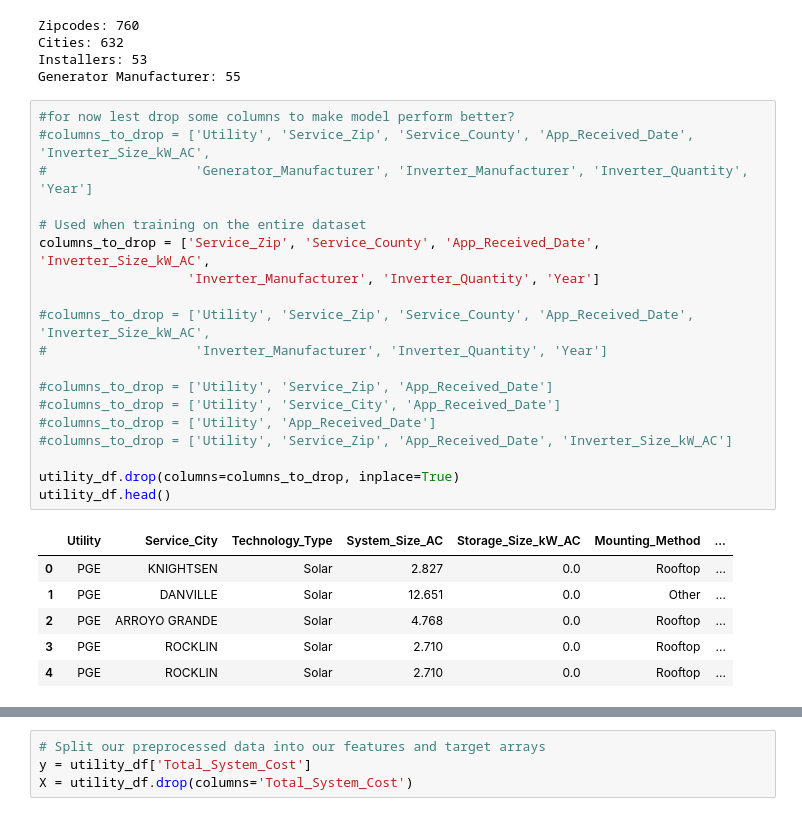
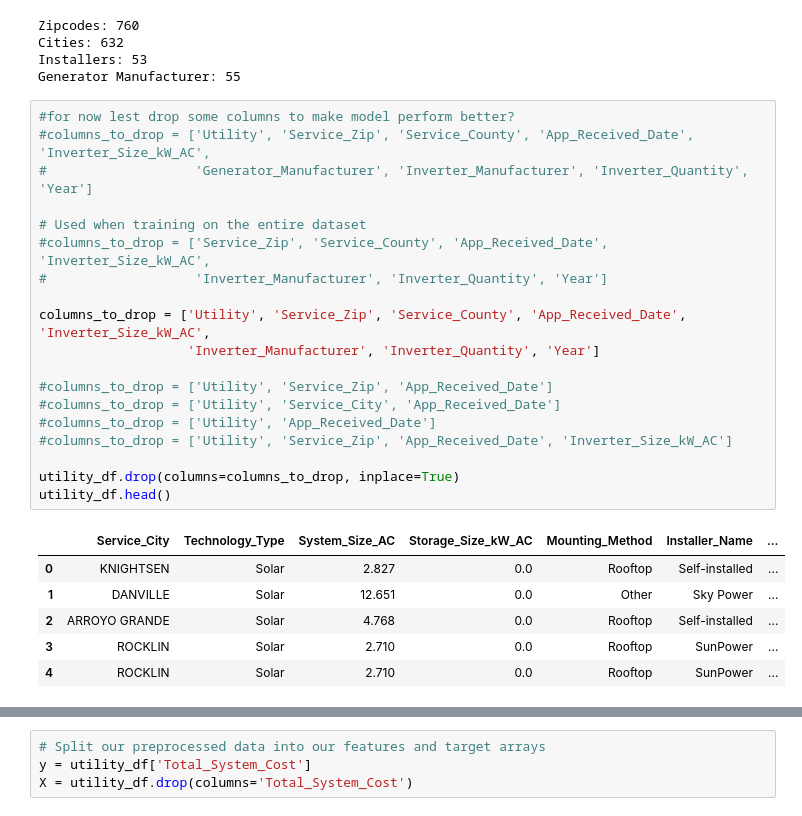
Before and after one commit to ns96/ML_Project, a Jupyter notebook: ml_nstevens.ipynb, the cells around one changed output, grey strips where cells are left out. Cells and saved outputs as stored; diff of their text form.

```diff
--- a/ml_nstevens.ipynb
+++ b/ml_nstevens.ipynb
@@ -87,26 +87,26 @@ Generator Manufacturer: 55
 # %%
 #for now lest drop some columns to make model perform better?
 #columns_to_drop = ['Utility', 'Service_Zip', 'Service_County', 'App_Received_Date', 'Inverter_Size_kW_AC',
 #                   'Generator_Manufacturer', 'Inverter_Manufacturer', 'Inverter_Quantity', 'Year']
 
 # Used when training on the entire dataset
-columns_to_drop = ['Service_Zip', 'Service_County', 'App_Received_Date', 'Inverter_Size_kW_AC',
+#columns_to_drop = ['Service_Zip', 'Service_County', 'App_Received_Date', 'Inverter_Size_kW_AC',
+#                   'Inverter_Manufacturer', 'Inverter_Quantity', 'Year']
+
+columns_to_drop = ['Utility', 'Service_Zip', 'Service_County', 'App_Received_Date', 'Inverter_Size_kW_AC',
                    'Inverter_Manufacturer', 'Inverter_Quantity', 'Year']
-
-#columns_to_drop = ['Utility', 'Service_Zip', 'Service_County', 'App_Received_Date', 'Inverter_Size_kW_AC',
-#                   'Inverter_Manufacturer', 'Inverter_Quantity', 'Year']
 
 #columns_to_drop = ['Utility', 'Service_Zip', 'App_Received_Date']
 #columns_to_drop = ['Utility', 'Service_City', 'App_Received_Date']
 #columns_to_drop = ['Utility', 'App_Received_Date']
 #columns_to_drop = ['Utility', 'Service_Zip', 'App_Received_Date', 'Inverter_Size_kW_AC']
 
 utility_df.drop(columns=columns_to_drop, inplace=True)
 utility_df.head()
 # %% [output]
-|  | Utility | Service_City | Technology_Type | System_Size_AC | Storage_Size_kW_AC | Mounting_Method | ... |
-| 0 | PGE | KNIGHTSEN | Solar | 2.827 | 0.0 | Rooftop | ... |
-| 1 | PGE | DANVILLE | Solar | 12.651 | 0.0 | Other | ... |
-| 2 | PGE | ARROYO GRANDE | Solar | 4.768 | 0.0 | Rooftop | ... |
-| 3 | PGE | ROCKLIN | Solar | 2.710 | 0.0 | Rooftop | ... |
-| 4 | PGE | ROCKLIN | Solar | 2.710 | 0.0 | Rooftop | ... |
+|  | Service_City | Technology_Type | System_Size_AC | Storage_Size_kW_AC | Mounting_Method | Installer_Name | ... |
+| 0 | KNIGHTSEN | Solar | 2.827 | 0.0 | Rooftop | Self-installed | ... |
+| 1 | DANVILLE | Solar | 12.651 | 0.0 | Other | Sky Power | ... |
+| 2 | ARROYO GRANDE | Solar | 4.768 | 0.0 | Rooftop | Self-installed | ... |
+| 3 | ROCKLIN | Solar | 2.710 | 0.0 | Rooftop | SunPower | ... |
+| 4 | ROCKLIN | Solar | 2.710 | 0.0 | Rooftop | SunPower | ... |
```
Also changed, not shown: parts of 13 cells of this notebook, 10 other files.
